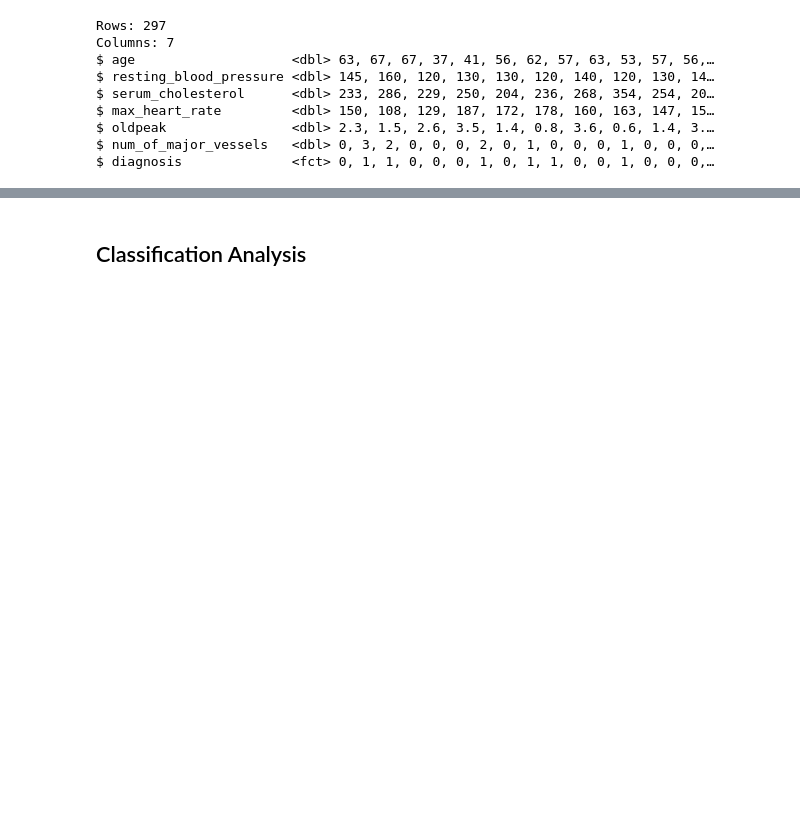
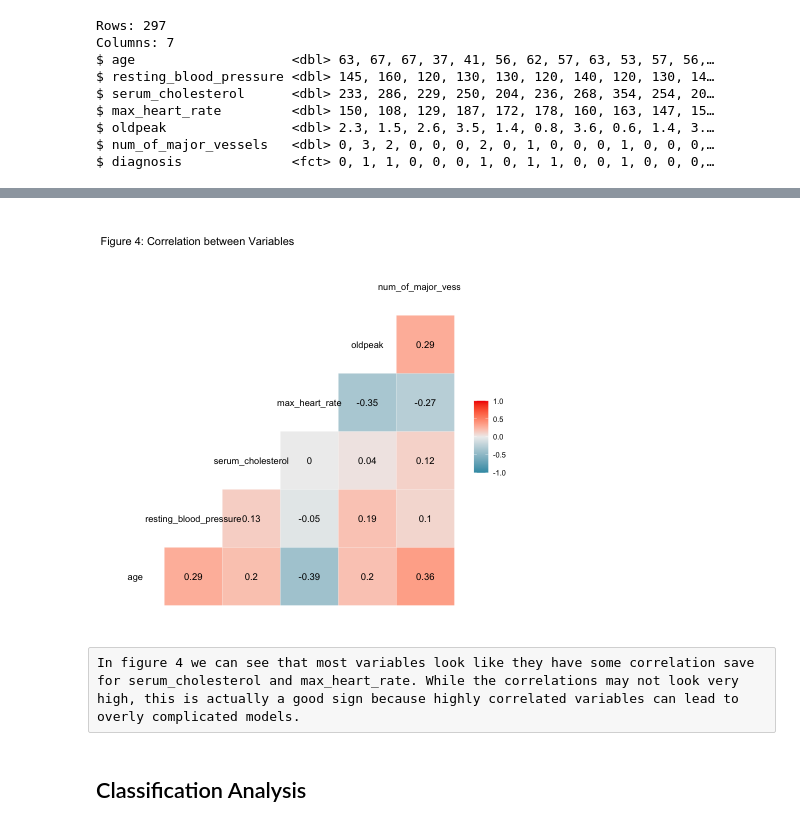
Before and after one commit to DSCI-310/DSCI-310-Group-2, a Jupyter notebook: Predicting_Heart_Disease.ipynb, the cells around one changed output, grey strips where cells are left out. Drawn from its saved outputs; the diff is of its cells as text; code cells hidden in the pictures; blank space fills up the shorter version.

```diff
--- a/Predicting_Heart_Disease.ipynb
+++ b/Predicting_Heart_Disease.ipynb
@@ -295,3 +297,7 @@ $ max_heart_rate         <dbl> 150, 108, 129, 187, 172, 178, 160, 163, 147, 15
 $ oldpeak                <dbl> 2.3, 1.5, 2.6, 3.5, 1.4, 0.8, 3.6, 0.6, 1.4, 3.…
 $ num_of_major_vessels   <dbl> 0, 3, 2, 0, 0, 0, 2, 0, 1, 0, 0, 0, 1, 0, 0, 0,…
 $ diagnosis              <fct> 0, 1, 1, 0, 0, 0, 1, 0, 1, 1, 0, 0, 1, 0, 0, 0,…
+# %%
+ggcorr(heart_disease_numerical, label = TRUE, label_size = 4, label_round = 2, label_alpha = FALSE) +
+ggplot2::labs(title = "Figure 4: Correlation between Variables")
+# %% [output]
@@ -298,3 +306,6 @@ $ diagnosis              <fct> 0, 1, 1, 0, 0, 0, 1, 0, 1, 1, 0, 0, 1, 0, 0, 0,
+[figure, added]
+# %% [raw]
+In figure 4 we can see that most variables look like they have some correlation save for serum_cholesterol and max_heart_rate. While the correlations may not look very high, this is actually a good sign because highly correlated variables can lead to overly complicated models.
 # %% [markdown]
 ## Classification Analysis
 # %% [markdown]
```
Also changed, not shown: parts of 12 cells of this notebook.
